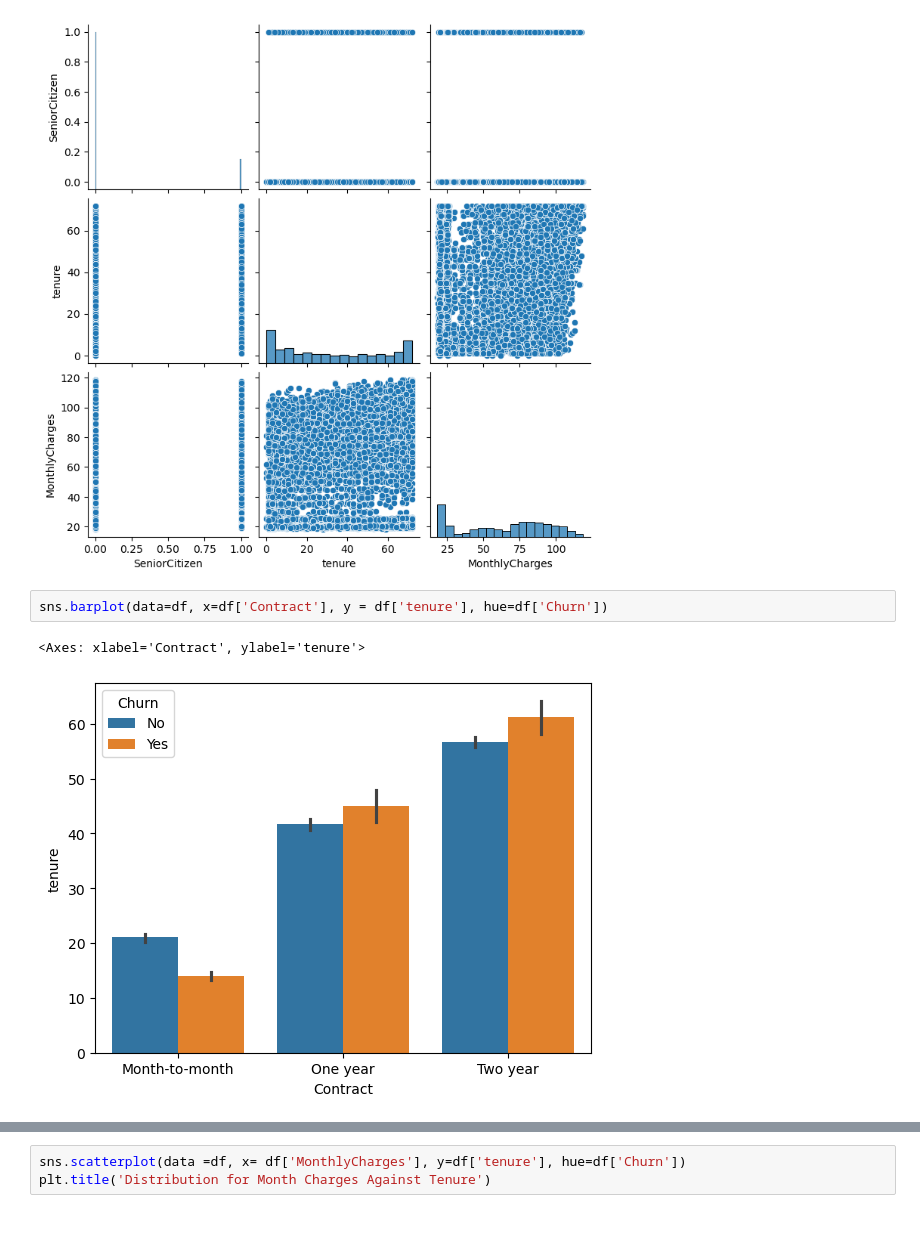
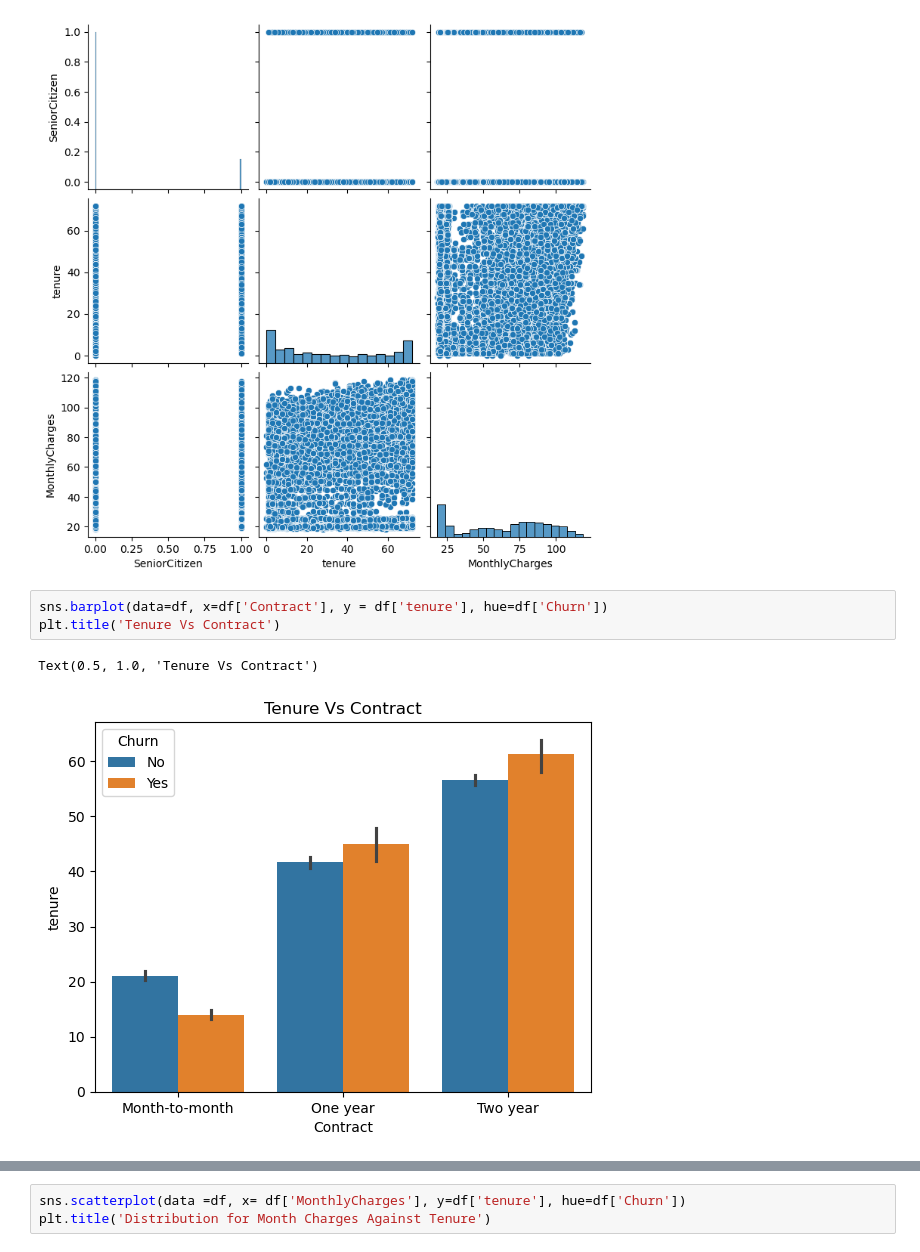
Before and after one commit to AyatiOgo/CUSTOMER_CHURN_PREDICTION_MACHINE_LEARNING_PROJECT, a Jupyter notebook: EX_A/churn_model.ipynb, the cells around one changed output, grey strips where cells are left out. Drawn from its saved outputs; the diff is of its cells as text; blank space fills up the shorter version.

```diff
--- a/EX_A/churn_model.ipynb
+++ b/EX_A/churn_model.ipynb
@@ -106,6 +106,7 @@ sns.pairplot(data=df)
 [figure]
 # %%
 sns.barplot(data=df, x=df['Contract'], y = df['tenure'], hue=df['Churn'])
+plt.title('Tenure Vs Contract')
 # %% [output]
-<Axes: xlabel='Contract', ylabel='tenure'>
+Text(0.5, 1.0, 'Tenure Vs Contract')
-[figure, old version]
+[figure, new version]
```
Also changed, not shown: parts of 2 cells of this notebook.
